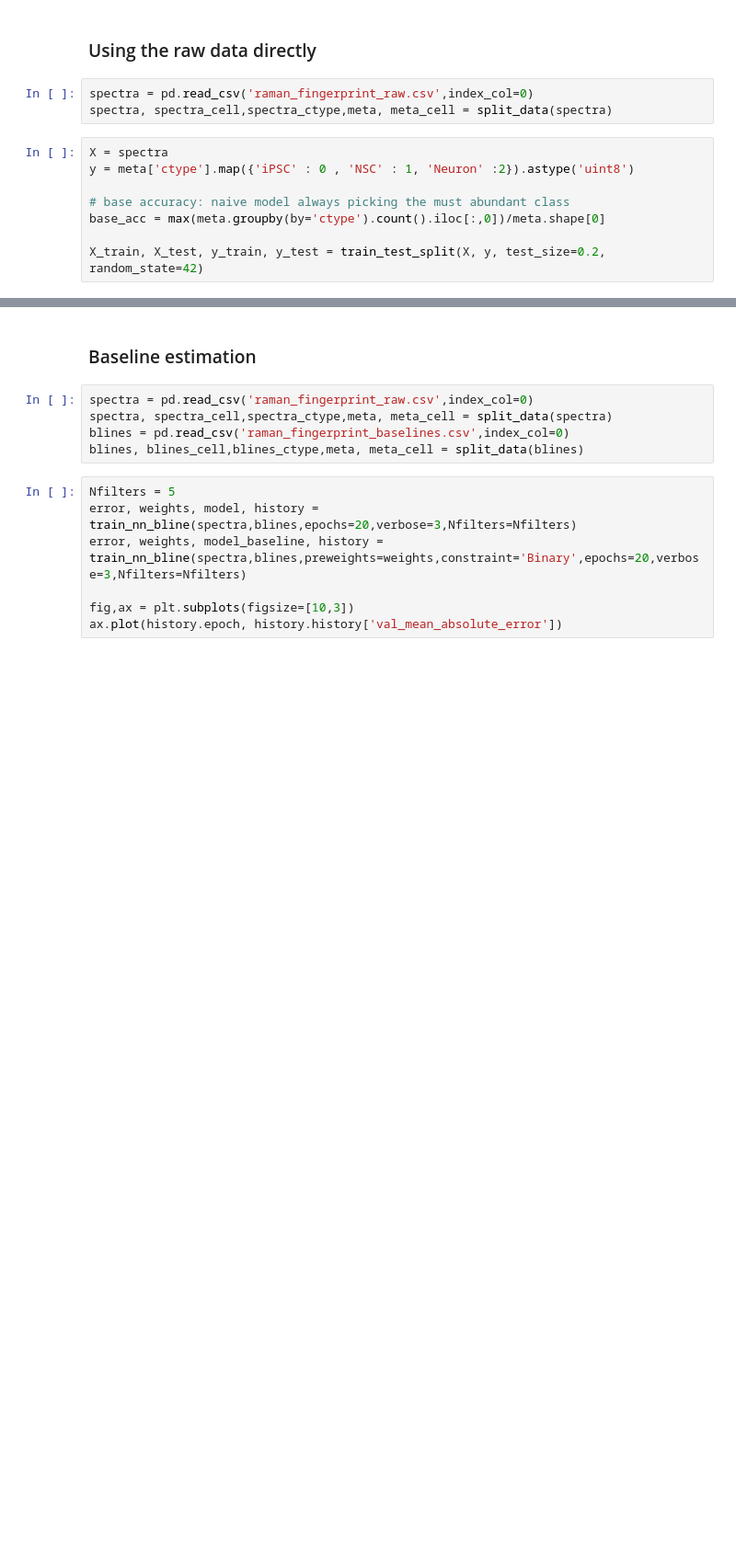
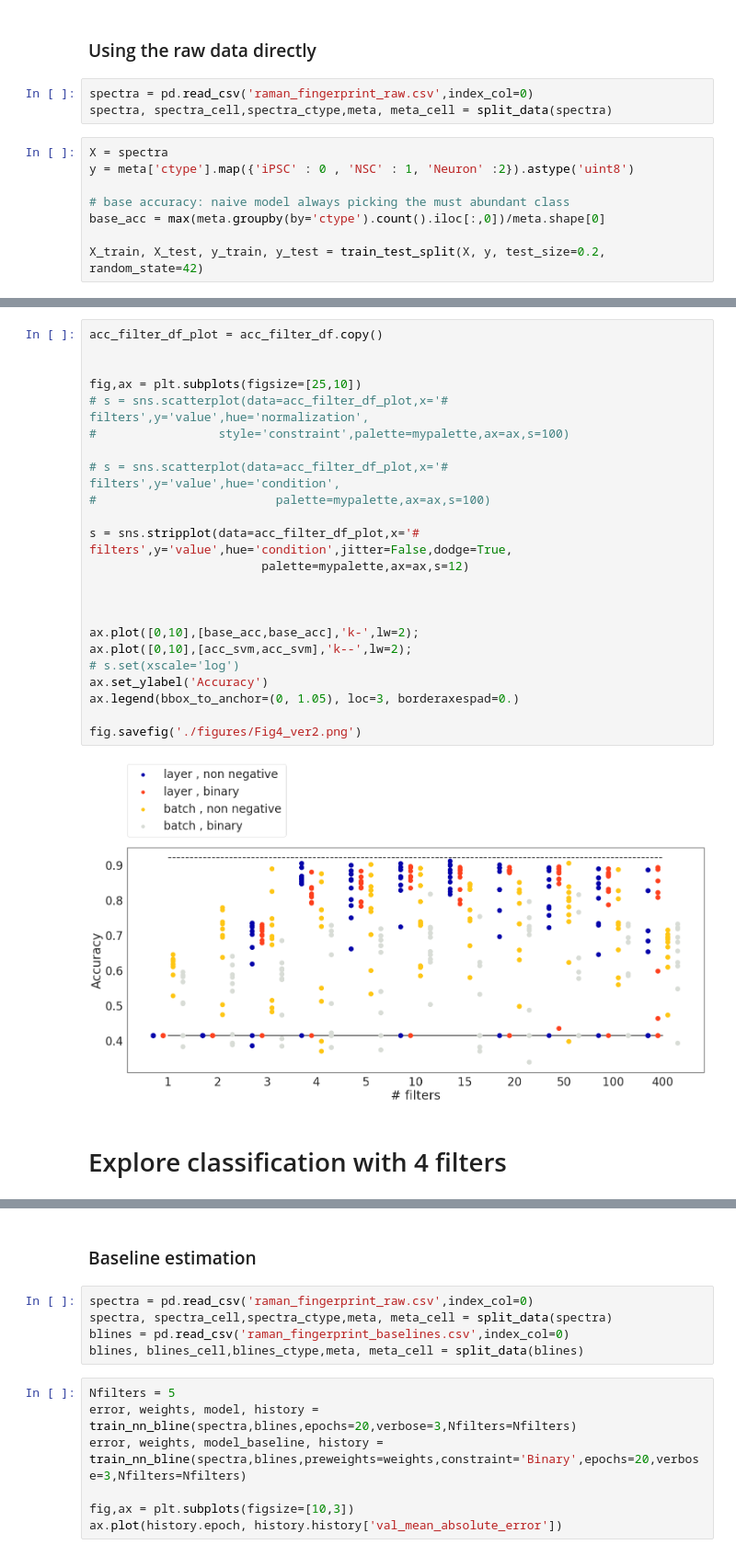
Before and after one commit to semraulab/raman, a Jupyter notebook: raman_analysis.ipynb, the cells around one changed output, grey strips where cells are left out. Shown at 92% size. Cells and saved outputs as stored; diff of their text form; blank space fills up the shorter version.

```diff
--- a/raman_analysis.ipynb
+++ b/raman_analysis.ipynb
@@ -814 +966,28 @@ Example for 3 filters
+# %%
+acc_filter_df_plot = acc_filter_df.copy()
+
+
+fig,ax = plt.subplots(figsize=[25,10])
+# s = sns.scatterplot(data=acc_filter_df_plot,x='# filters',y='value',hue='normalization',
+#                 style='constraint',palette=mypalette,ax=ax,s=100)
+
+# s = sns.scatterplot(data=acc_filter_df_plot,x='# filters',y='value',hue='condition',
+#                         palette=mypalette,ax=ax,s=100)
+
+s = sns.stripplot(data=acc_filter_df_plot,x='# filters',y='value',hue='condition',jitter=False,dodge=True,
+                        palette=mypalette,ax=ax,s=12)
+
+
+
+ax.plot([0,10],[base_acc,base_acc],'k-',lw=2);
+ax.plot([0,10],[acc_svm,acc_svm],'k--',lw=2);
+# s.set(xscale='log')
+ax.set_ylabel('Accuracy')
+ax.legend(bbox_to_anchor=(0, 1.05), loc=3, borderaxespad=0.)
+
+fig.savefig('./figures/Fig4_ver2.png')
+# %% [output]
+[figure, added]
+# %% [markdown]
+# Explore classification with 4 filters
 # %%
```
Also changed, not shown: parts of 21 cells of this notebook, 6 other files.
